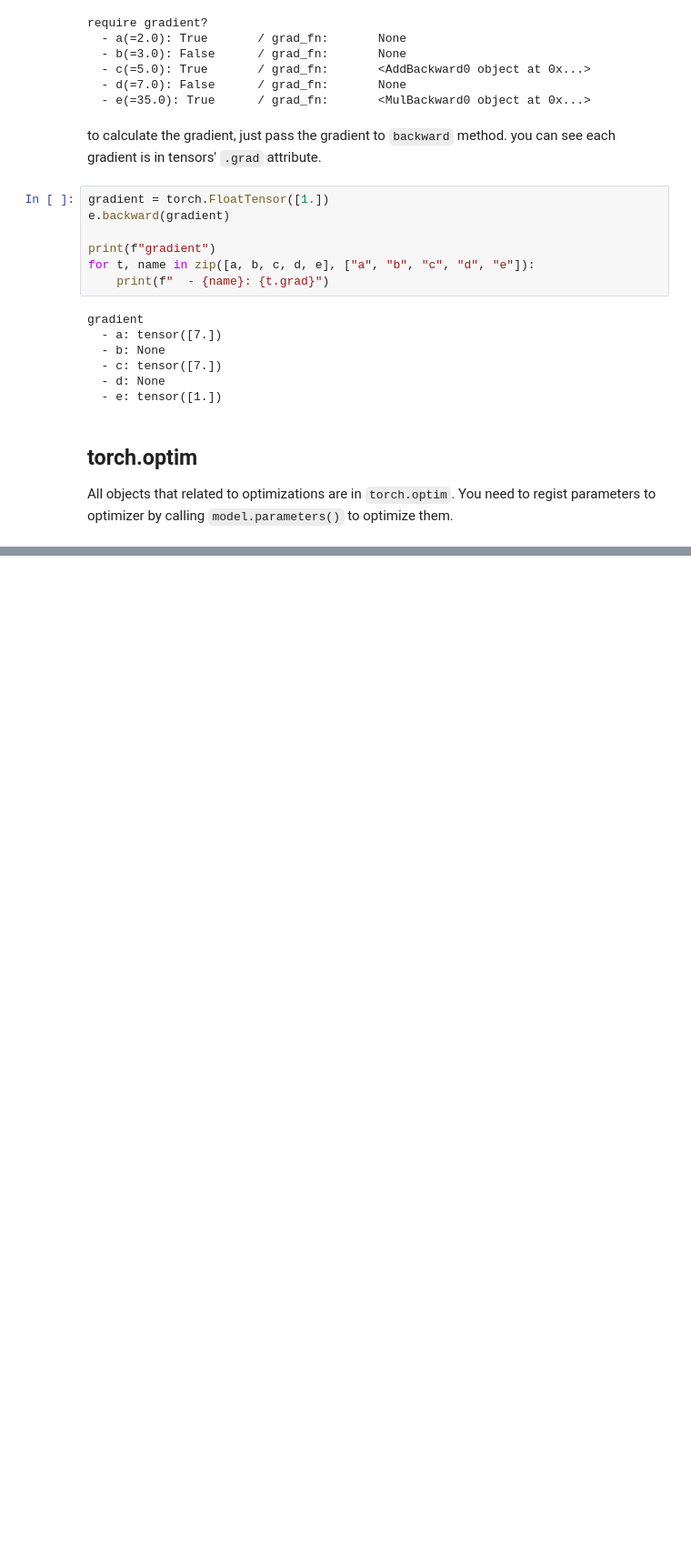
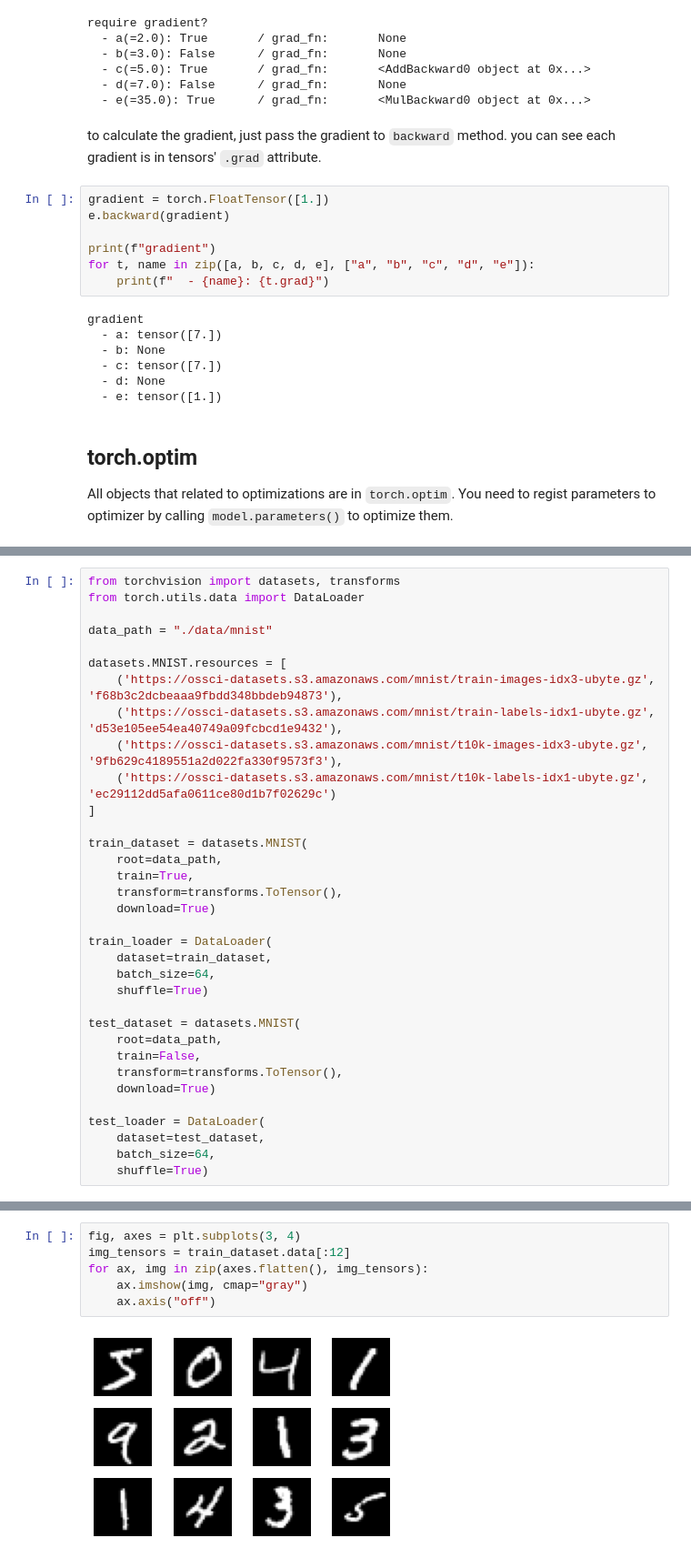
Before and after one commit to simonjisu/hankyong-university, a Jupyter notebook: 03_NeuralNetwork.ipynb, the cells around one changed output, grey strips where cells are left out. Shown: that part at 91% size. Cells and saved outputs as stored; diff of their text form; blank space fills up the shorter version.

```diff
--- a/03_NeuralNetwork.ipynb
+++ b/03_NeuralNetwork.ipynb
@@ -1328,0 +1399,34 @@ prob: tensor([0.9977, 0.0023])   predict 0
+# %%
+from torchvision import datasets, transforms
+from torch.utils.data import DataLoader
+
+data_path = "./data/mnist"
+
+datasets.MNIST.resources = [
+    ('https://ossci-datasets.s3.amazonaws.com/mnist/train-images-idx3-ubyte.gz', 'f68b3c2dcbeaaa9fbdd348bbdeb94873'),
+    ('https://ossci-datasets.s3.amazonaws.com/mnist/train-labels-idx1-ubyte.gz', 'd53e105ee54ea40749a09fcbcd1e9432'),
+    ('https://ossci-datasets.s3.amazonaws.com/mnist/t10k-images-idx3-ubyte.gz', '9fb629c4189551a2d022fa330f9573f3'),
+    ('https://ossci-datasets.s3.amazonaws.com/mnist/t10k-labels-idx1-ubyte.gz', 'ec29112dd5afa0611ce80d1b7f02629c')
+]
+
+train_dataset = datasets.MNIST(
+    root=data_path,
+    train=True,
+    transform=transforms.ToTensor(),
+    download=True)
+
+train_loader = DataLoader(
+    dataset=train_dataset,
+    batch_size=64,
+    shuffle=True)
+
+test_dataset = datasets.MNIST(
+    root=data_path,
+    train=False,
+    transform=transforms.ToTensor(),
+    download=True)
+
+test_loader = DataLoader(
+    dataset=test_dataset,
+    batch_size=64,
+    shuffle=True)
@@ -1328,0 +1448,8 @@ prob: tensor([0.9977, 0.0023])   predict 0
+# %%
+fig, axes = plt.subplots(3, 4)
+img_tensors = train_dataset.data[:12]
+for ax, img in zip(axes.flatten(), img_tensors):
+    ax.imshow(img, cmap="gray")
+    ax.axis("off")
+# %% [output]
+[figure, added]
```
Also changed, not shown: parts of 33 cells of this notebook, 22 other files.
